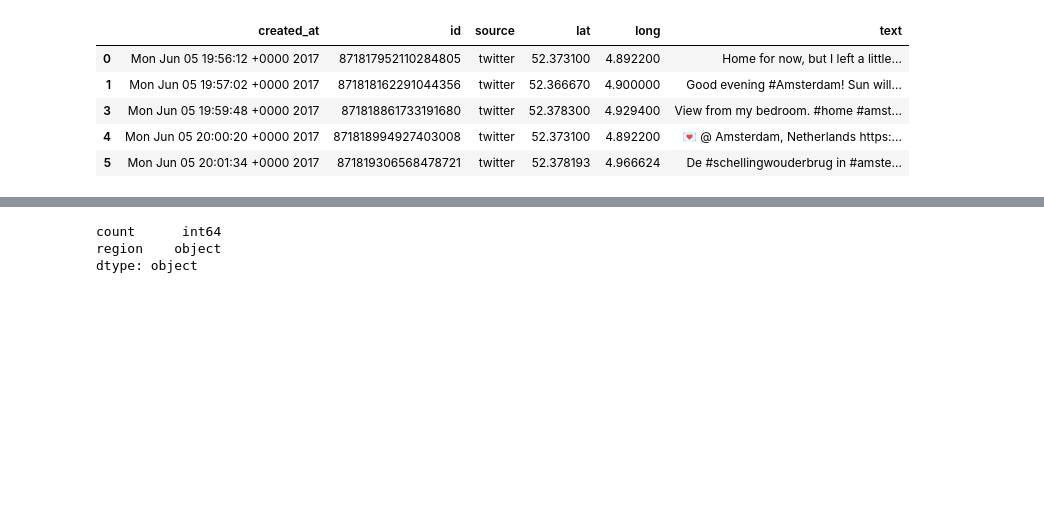
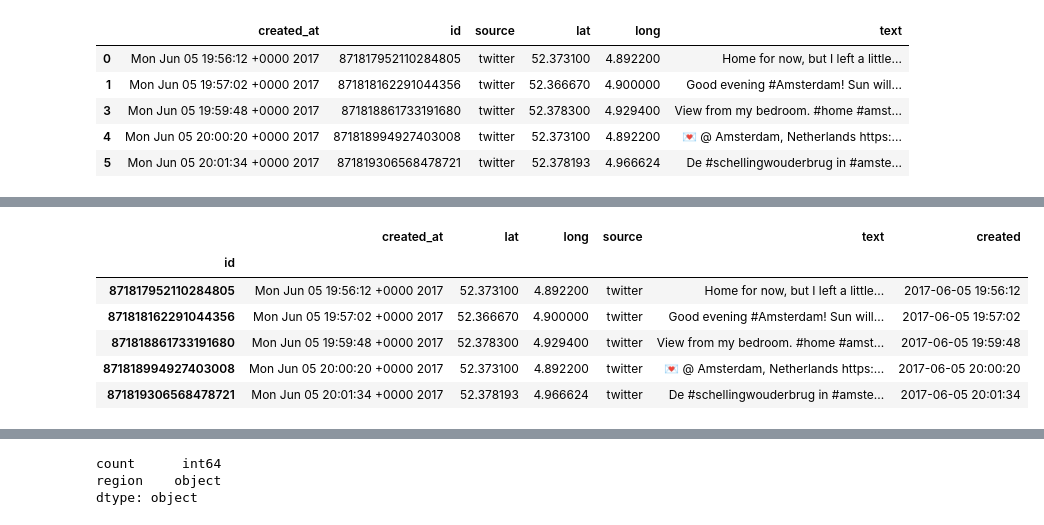
Before and after one commit to omikad/crowdednesshackathon, a Jupyter notebook: social_activity.ipynb, the cells around one changed output, grey strips where cells are left out. Cells and saved outputs as stored; diff of their text form; code cells hidden in the pictures; blank space fills up the shorter version.

```diff
--- a/social_activity.ipynb
+++ b/social_activity.ipynb
@@ -38,0 +49,15 @@ activity_roman.head()
+# %%
+activity = activity_my.append(activity_roman).drop_duplicates(subset='id').set_index(['id'])
+#     .drop_duplicates(subset='id')
+activity['created'] = activity.apply( \
+    lambda x: datetime.strptime(x['created_at'], '%a %b %d %H:%M:%S +%f %Y'), axis=1)
+activity.head()
+# activity[activity.index.duplicated()]
+# %% [output]
+|  | created_at | lat | long | source | text | created |
+| id |  |  |  |  |  |  |
+| 871817952110284805 | Mon Jun 05 19:56:12 +0000 2017 | 52.373100 | 4.892200 | twitter | Home for now, but I left a little... | 2017-06-05 19:56:12 |
+| 871818162291044356 | Mon Jun 05 19:57:02 +0000 2017 | 52.366670 | 4.900000 | twitter | Good evening #Amsterdam! Sun will... | 2017-06-05 19:57:02 |
+| 871818861733191680 | Mon Jun 05 19:59:48 +0000 2017 | 52.378300 | 4.929400 | twitter | View from my bedroom. #home #amst... | 2017-06-05 19:59:48 |
+| 871818994927403008 | Mon Jun 05 20:00:20 +0000 2017 | 52.373100 | 4.892200 | twitter | 💌 @ Amsterdam, Netherlands https:... | 2017-06-05 20:00:20 |
+| 871819306568478721 | Mon Jun 05 20:01:34 +0000 2017 | 52.378193 | 4.966624 | twitter | De #schellingwouderbrug in #amste... | 2017-06-05 20:01:34 |
```
Also changed, not shown: parts of 9 cells of this notebook, 1 other file.
